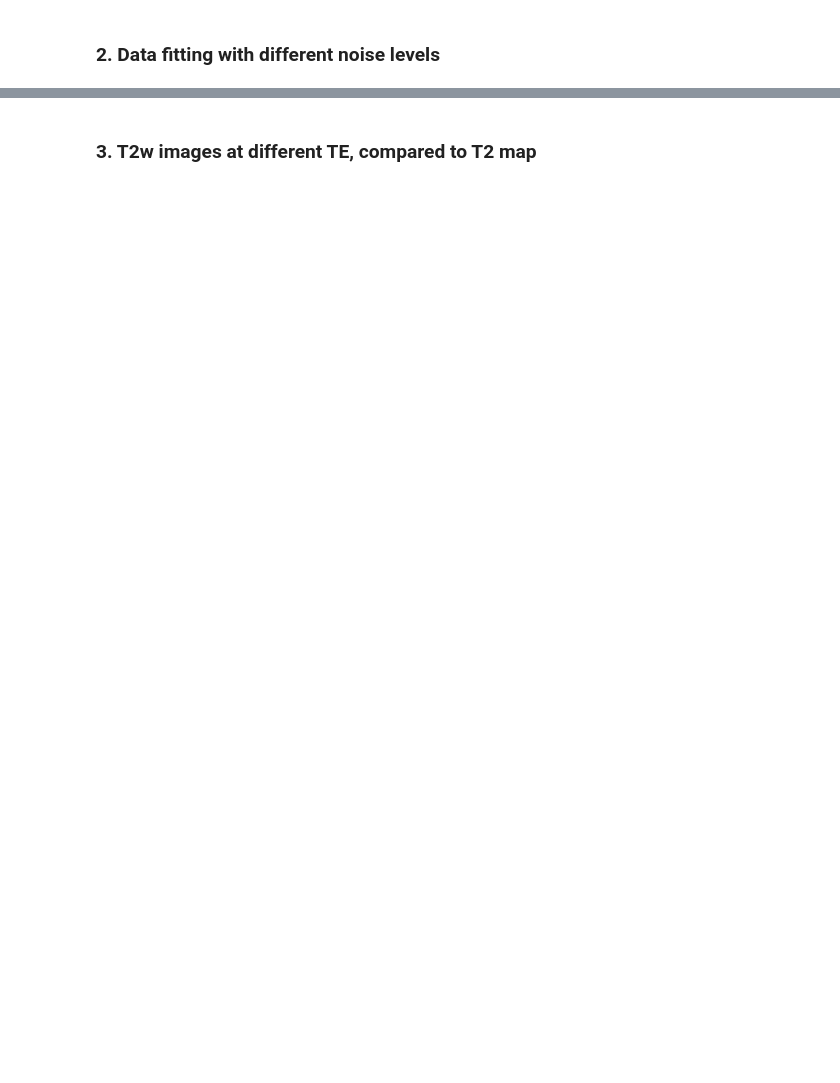
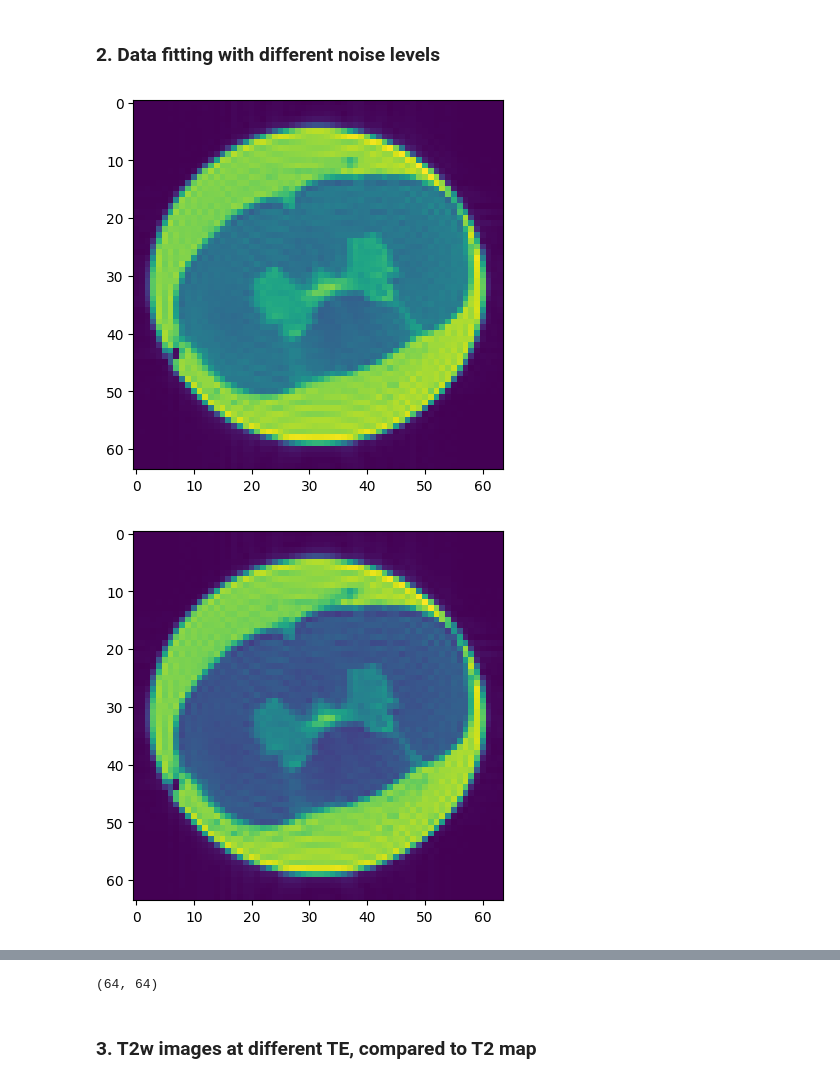
Before and after one commit to samuellestonge/qMRI-MOOC_T2-module, a Jupyter notebook: T2_mapping_interactive_figures.ipynb, the cells around one changed output, grey strips where cells are left out. Cells and saved outputs as stored; diff of their text form; code cells hidden in the pictures; blank space fills up the shorter version.

Commit message:
update plot code

```diff
--- a/T2_mapping_interactive_figures.ipynb
+++ b/T2_mapping_interactive_figures.ipynb
@@ -215,0 +225,58 @@ Importing display from IPython.core.display is deprecated since IPython 7.14, pl
+# %%
+import nibabel as nb
+import matplotlib.pyplot as plt
+
+# Load images (from qMRLab example data)
+
+T2w = nb.load("C:/Users/Samuelle/Desktop/mwf_demo/MET2data.nii.gz")
+T2w = T2w.get_fdata()
+T2w = np.rot90(T2w)
+
+# T2w image for TE = 25.6 ms
+T2w_2 = T2w[:,:,:,2]
+plt.imshow(T2w_2)
+plt.show()
+
+# T2w image for TE = 64 ms
+T2w_5 = T2w[:,:,:,5]
+plt.imshow(T2w_5)
+plt.show()
+
+# T2w image for TE = 128 ms
+T2w_10 = T2w[:,:,:,10]
+plt.imshow(T2w_10)
+plt.show()
+
+# T2w image for TE = 192 ms
+T2w_15 = T2w[:,:,:,15]
+plt.imshow(T2w_15)
+plt.show()
+
+# T2w image for TE = 256 ms
+T2w_20 = T2w[:,:,:,20]
+plt.imshow(T2w_20)
+plt.show()
+
+# T2w image for TE = 320 ms
+T2w_25 = T2w[:,:,:,25]
+plt.imshow(T2w_25)
+plt.show()
+
+# T2w image for TE = 384 ms
+T2w_30 = T2w[:,:,:,30]
+plt.imshow(T2w_30)
+plt.show()
+
+# T2 map (following qMRLab fitting demo)
+T2_map = nb.load("C:/Users/Samuelle/Desktop/mwf_demo/FitResults/MWF.nii.gz")
+T2_map = T2_map.get_fdata()
+T2_map = np.rot90(T2_map)
+plt.imshow(T2_map)
+plt.show()
+
+# Axes
+xAxis = np.arange(T2_map.shape[1])
+yAxis = np.arange(T2_map.shape[0])
+# %% [output]
+[figure, added]
+[figure, added]
@@ -216,2 +289,6 @@ Importing display from IPython.core.display is deprecated since IPython 7.14, pl
+# %%
+print(T2_map.shape)
+# %% [output]
+(64, 64)
 # %% [markdown]
 ### 3. T2w images at different TE, compared to T2 map
```
Also changed, not shown: parts of 4 cells of this notebook.
